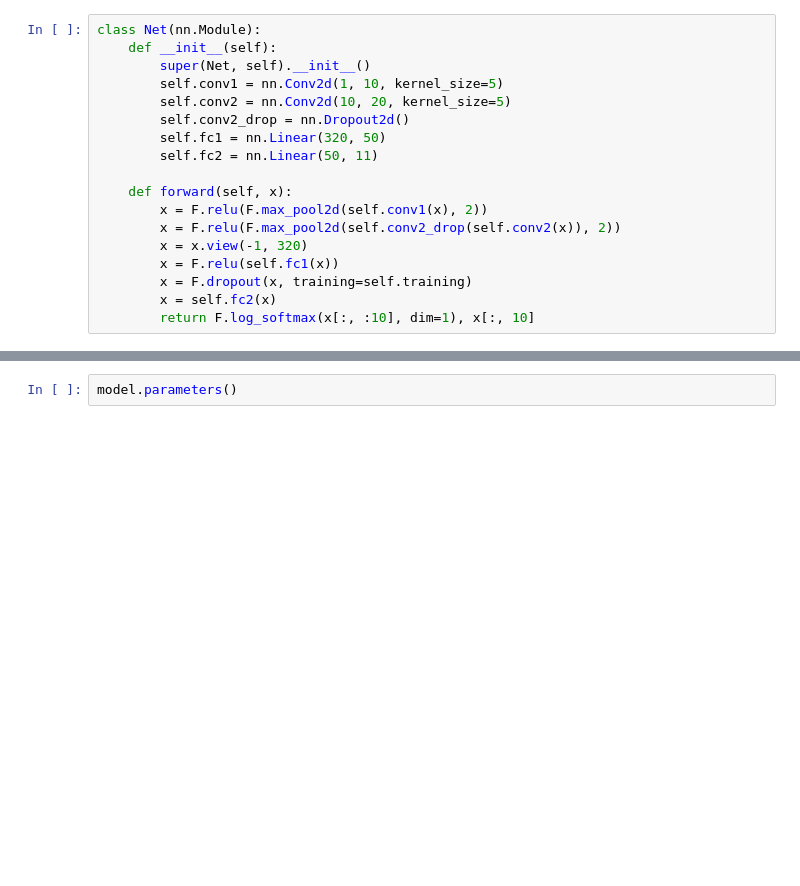
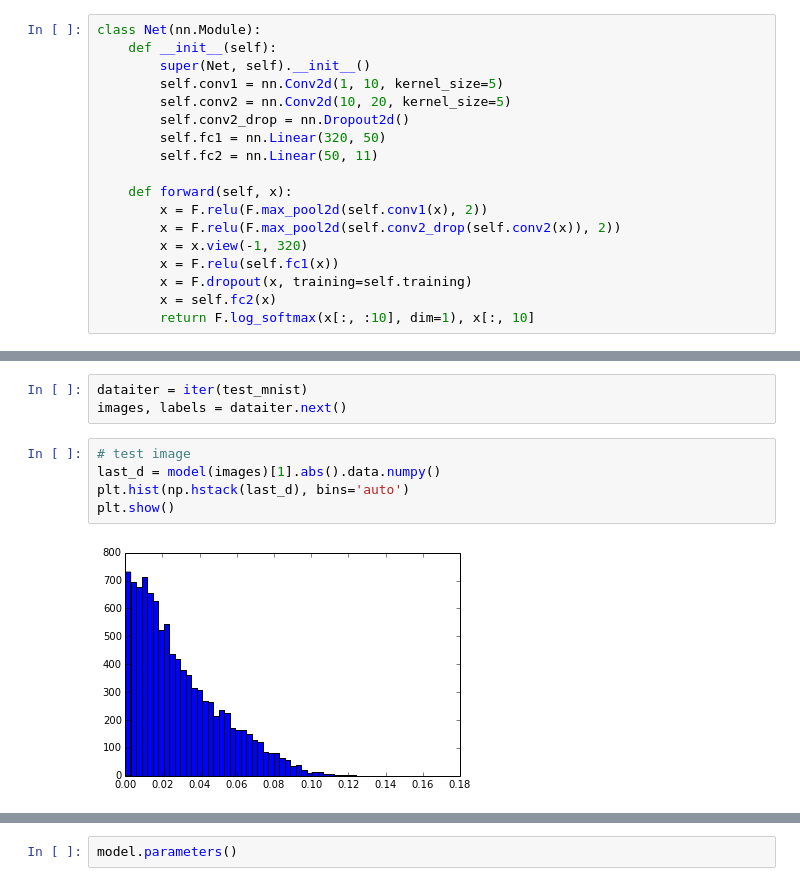
Before and after one commit to GabrielXia/confidence, a Jupyter notebook: cnn/Untitled.ipynb, the cells around one changed output, grey strips where cells are left out. Cells and saved outputs as stored; diff of their text form; blank space fills up the shorter version.

```diff
--- a/cnn/Untitled.ipynb
+++ b/cnn/Untitled.ipynb
@@ -67,0 +88,10 @@ for batch_idx, (data, target) in enumerate(train_loader):
+# %%
+dataiter = iter(test_mnist)
+images, labels = dataiter.next()
+# %%
+# test image
+last_d = model(images)[1].abs().data.numpy()
+plt.hist(np.hstack(last_d), bins='auto')
+plt.show()
+# %% [output]
+[figure, added]
```
Also changed, not shown: parts of 39 cells of this notebook, 2 other files.
